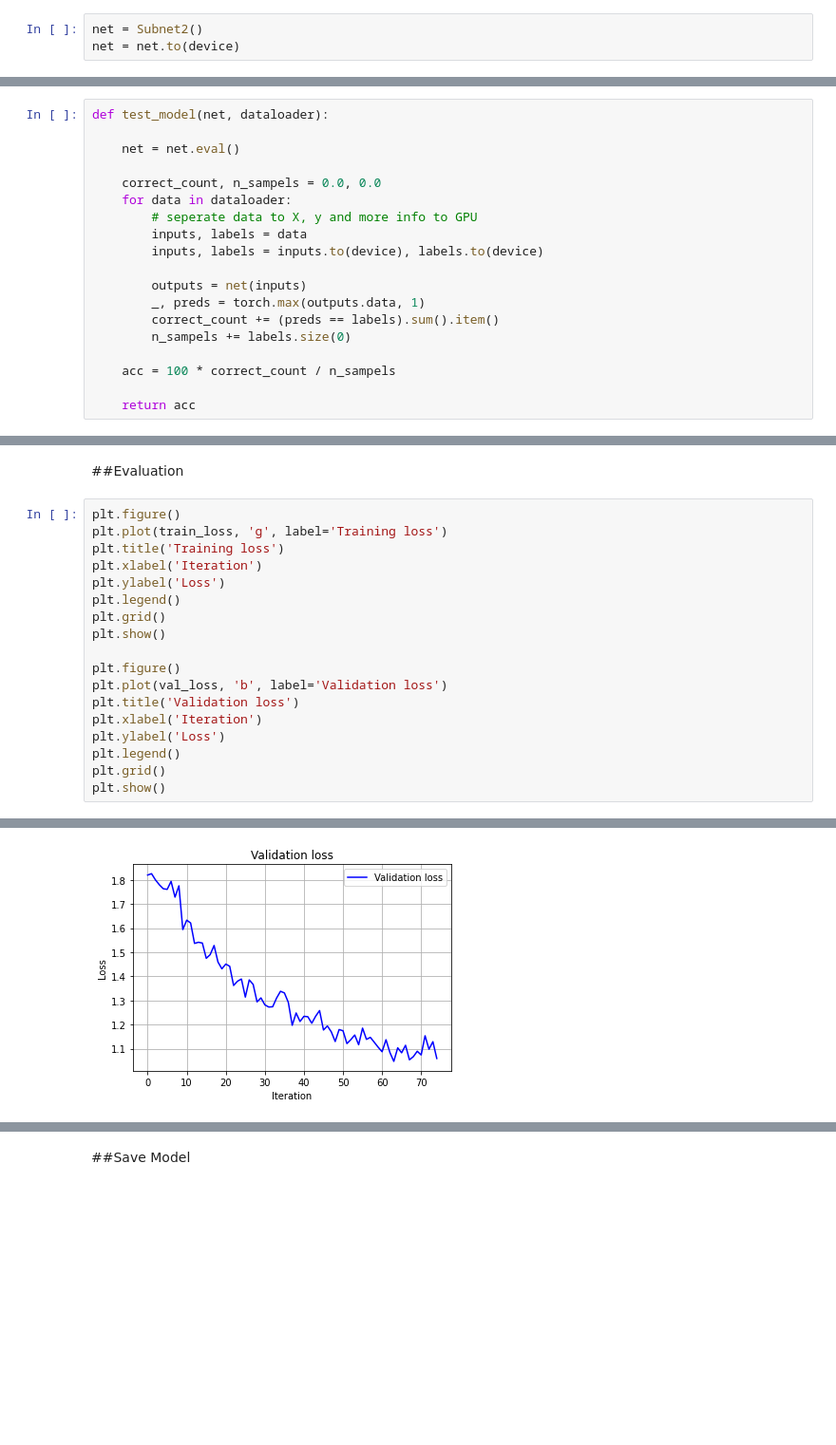
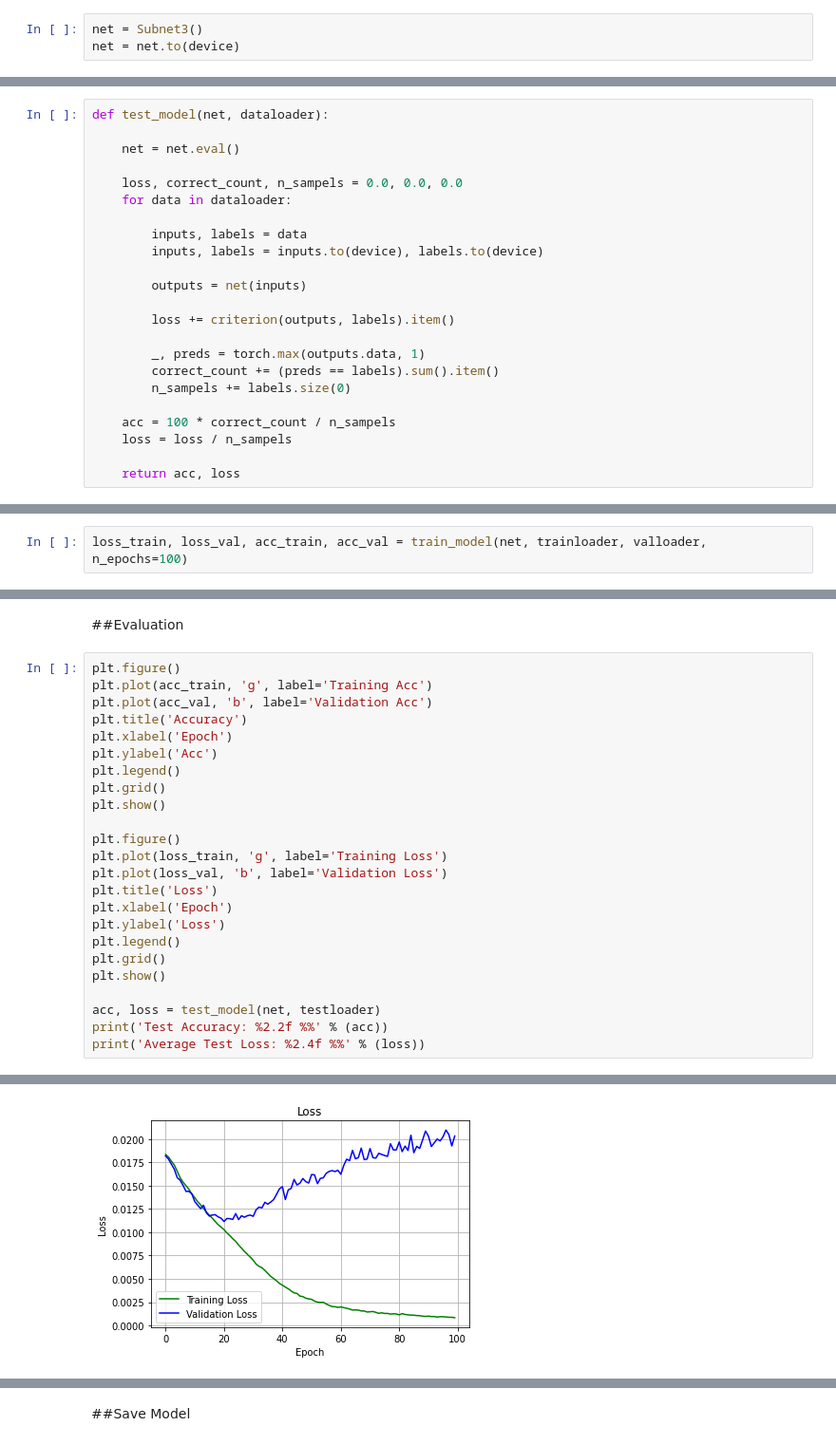
Before and after one commit to usef-kh/EC-523-Deep-Learning-Project, a Jupyter notebook: FER_with_CNN_Ensemble.ipynb, the cells around one changed output, grey strips where cells are left out. Shown: that part at 95% size. Cells and saved outputs as stored; diff of their text form; blank space fills up the shorter version.

Commit message:
monitoring accuracy and loss

```diff
--- a/FER_with_CNN_Ensemble.ipynb
+++ b/FER_with_CNN_Ensemble.ipynb
@@ -274,5 +269,5 @@ sub3 = Subnet3()
 # %% [markdown]
 ##Training
 # %%
-net = Subnet2()
+net = Subnet3()
 net = net.to(device)
@@ -329,20 +320,24 @@ def test_model(net, dataloader):
 
     net = net.eval()
 
-    correct_count, n_sampels = 0.0, 0.0
+    loss, correct_count, n_sampels = 0.0, 0.0, 0.0
     for data in dataloader:
-        # seperate data to X, y and more info to GPU
+
         inputs, labels = data
         inputs, labels = inputs.to(device), labels.to(device)
 
         outputs = net(inputs)
+
+        loss += criterion(outputs, labels).item()
+
         _, preds = torch.max(outputs.data, 1)
         correct_count += (preds == labels).sum().item()
         n_sampels += labels.size(0)
 
     acc = 100 * correct_count / n_sampels
+    loss = loss / n_sampels
 
-    return acc
+    return acc, loss
 # %%
 criterion = nn.CrossEntropyLoss()
 optimizer = optim.SGD(net.parameters(), lr=0.01, momentum=0.9)
@@ -368,0 +344,2 @@ Validating
+# %%
+loss_train, loss_val, acc_train, acc_val = train_model(net, trainloader, valloader, n_epochs=100)
@@ -370,20 +365,26 @@ Validating
 ##Evaluation
 # %%
 plt.figure()
-plt.plot(train_loss, 'g', label='Training loss')
-plt.title('Training loss')
-plt.xlabel('Iteration')
+plt.plot(acc_train, 'g', label='Training Acc')
+plt.plot(acc_val, 'b', label='Validation Acc')
+plt.title('Accuracy')
+plt.xlabel('Epoch')
+plt.ylabel('Acc')
+plt.legend()
+plt.grid()
+plt.show()
+
+plt.figure()
+plt.plot(loss_train, 'g', label='Training Loss')
+plt.plot(loss_val, 'b', label='Validation Loss')
+plt.title('Loss')
+plt.xlabel('Epoch')
 plt.ylabel('Loss')
 plt.legend()
 plt.grid()
 plt.show()
 
-plt.figure()
-plt.plot(val_loss, 'b', label='Validation loss')
-plt.title('Validation loss')
-plt.xlabel('Iteration')
-plt.ylabel('Loss')
-plt.legend()
-plt.grid()
-plt.show()
+acc, loss = test_model(net, testloader)
+print('Test Accuracy: %2.2f %%' % (acc))
+print('Average Test Loss: %2.4f %%' % (loss))
 # %% [output]
@@ -391 +392 @@ plt.show()
-[figure, old version]
+[figure, new version]
```
Also changed, not shown: parts of 11 cells of this notebook.
